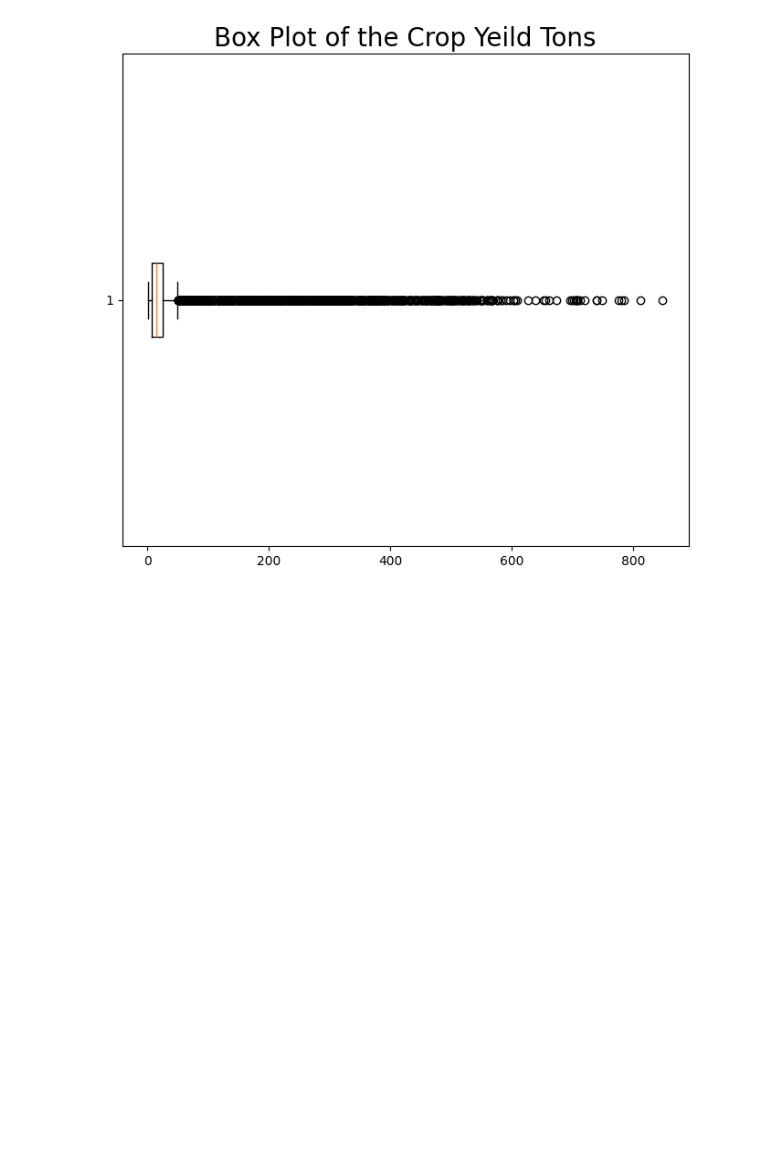
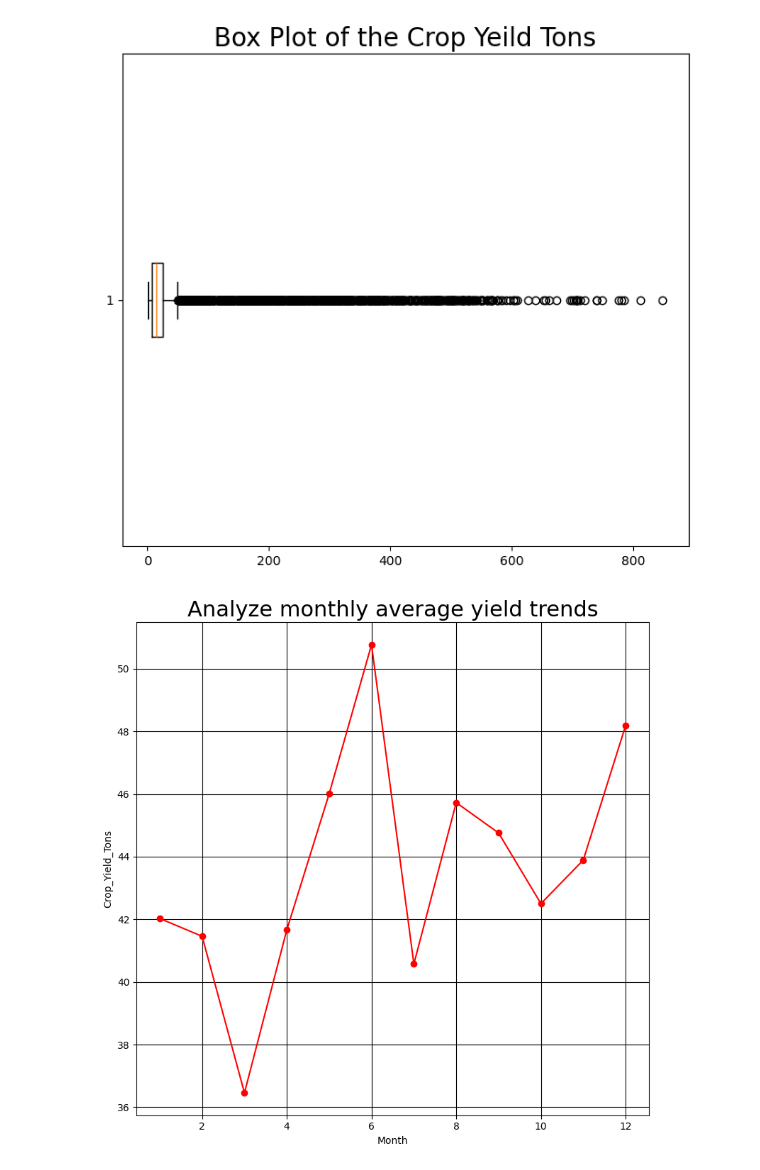
Before and after one commit to Engr-Jawad/Data-Science-Projects, a Jupyter notebook: agricultural_water_efficiency/Data_Visualaization.ipynb, the cells around one changed output. Saved outputs shown, nothing was run; the diff lists cells and outputs as text; code cells hidden in the pictures; blank space fills up the shorter version.

Commit message:
analyze monthly average yield trends

```diff
--- a/agricultural_water_efficiency/Data_Visualaization.ipynb
+++ b/agricultural_water_efficiency/Data_Visualaization.ipynb
@@ -94,3 +94,20 @@ plt.title("Box Plot of the Crop Yeild Tons",fontsize = 20)
 plt.show()
 # %% [output]
 [figure]
+# %%
+# Analyze monthly average yield trends
+df["Date"] = pd.to_datetime(df["Date"])
+df["Month"] = df["Date"].dt.month
+
+average_yeild_trends = df.groupby("Month")["Crop_Yield_Tons"].mean()
+plt.figure(figsize=(8,8))
+plt.plot(average_yeild_trends,color = "Red",marker = "o")
+plt.title("Analyze monthly average yield trends",fontsize = 22)
+plt.xlabel("Month")
+plt.ylabel("Crop_Yield_Tons")
+plt.grid(linestyle="-",color = "Black")
+plt.tight_layout()
+plt.savefig("Analyze_monthly_average_yield.png",dpi = 300,bbox_inches = "tight")
+plt.show()
+# %% [output]
+[figure, added]
```
Also changed, not shown: 1 other file.
